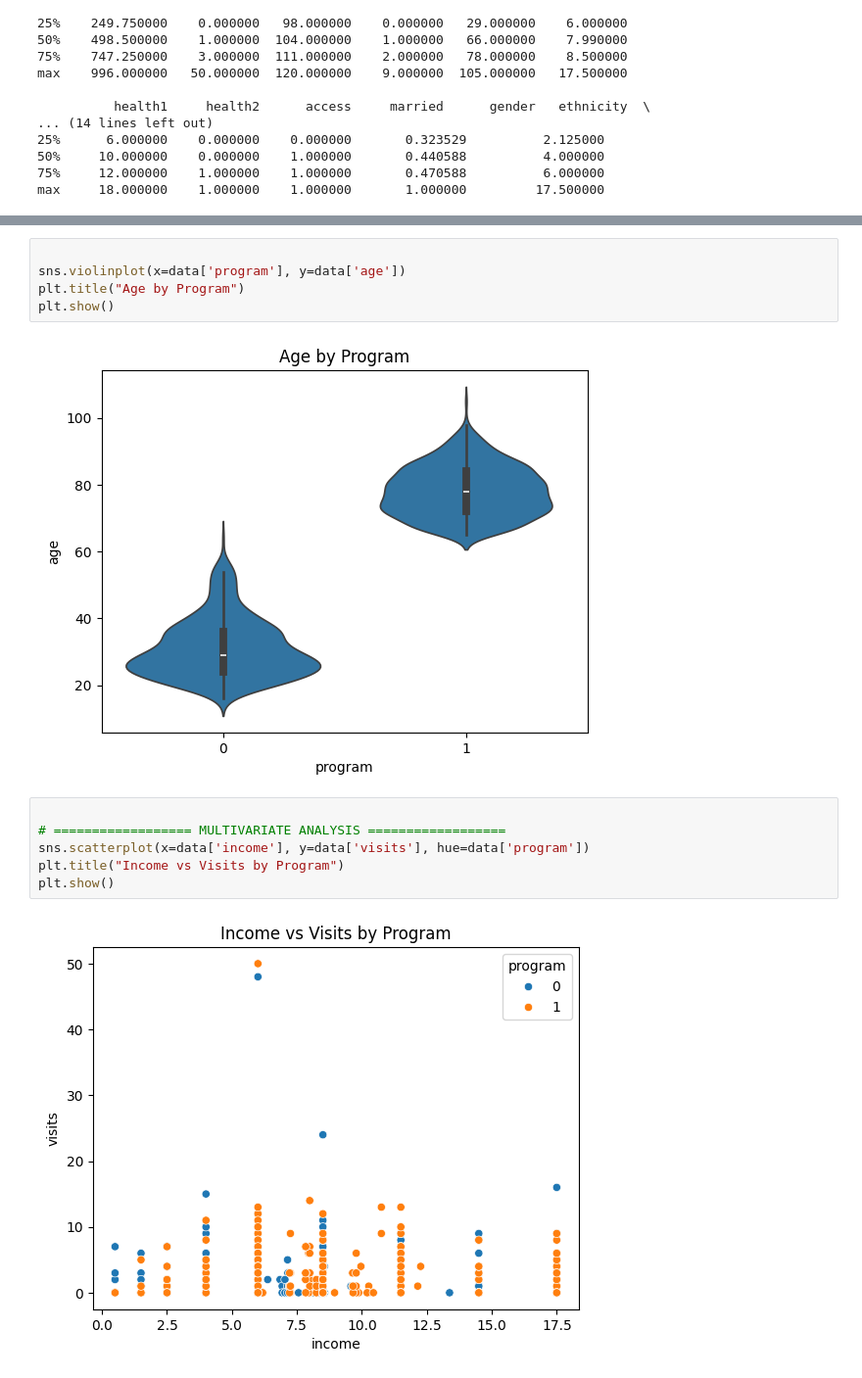
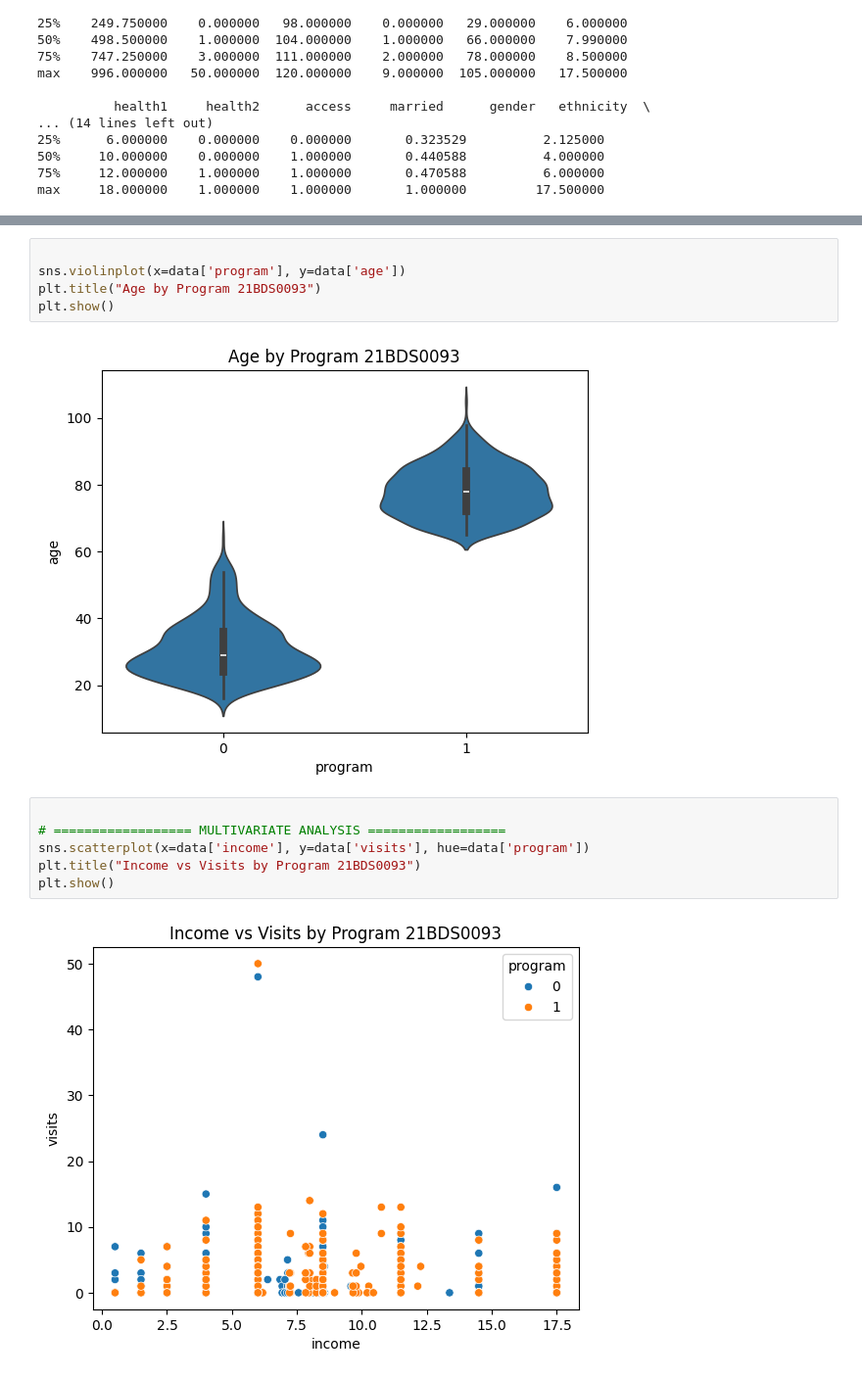
Before and after one commit to Rishzbh/EDA, a Jupyter notebook: 21BDS0093.ipynb, the cells around one changed output, grey strips where cells are left out. Shown: that part at 98% size. Drawn from its saved outputs; the diff is of its cells as text.

```diff
--- a/21BDS0093.ipynb
+++ b/21BDS0093.ipynb
@@ -167,18 +167,18 @@ plt.show()
 # %%
 
 sns.violinplot(x=data['program'], y=data['age'])
-plt.title("Age by Program")
+plt.title("Age by Program 21BDS0093")
 plt.show()
 # %% [output]
-[figure, old version]
+[figure, new version]
 # %%
 
 # ================== MULTIVARIATE ANALYSIS ==================
 sns.scatterplot(x=data['income'], y=data['visits'], hue=data['program'])
-plt.title("Income vs Visits by Program")
+plt.title("Income vs Visits by Program 21BDS0093")
 plt.show()
 # %% [output]
-[figure, old version]
+[figure, new version]
 # %%
 
 plt.scatter(data['age'], data['income'], s=data['children']*10, alpha=0.5, c=data['program'])
```
Also changed, not shown: parts of 7 cells of this notebook.
